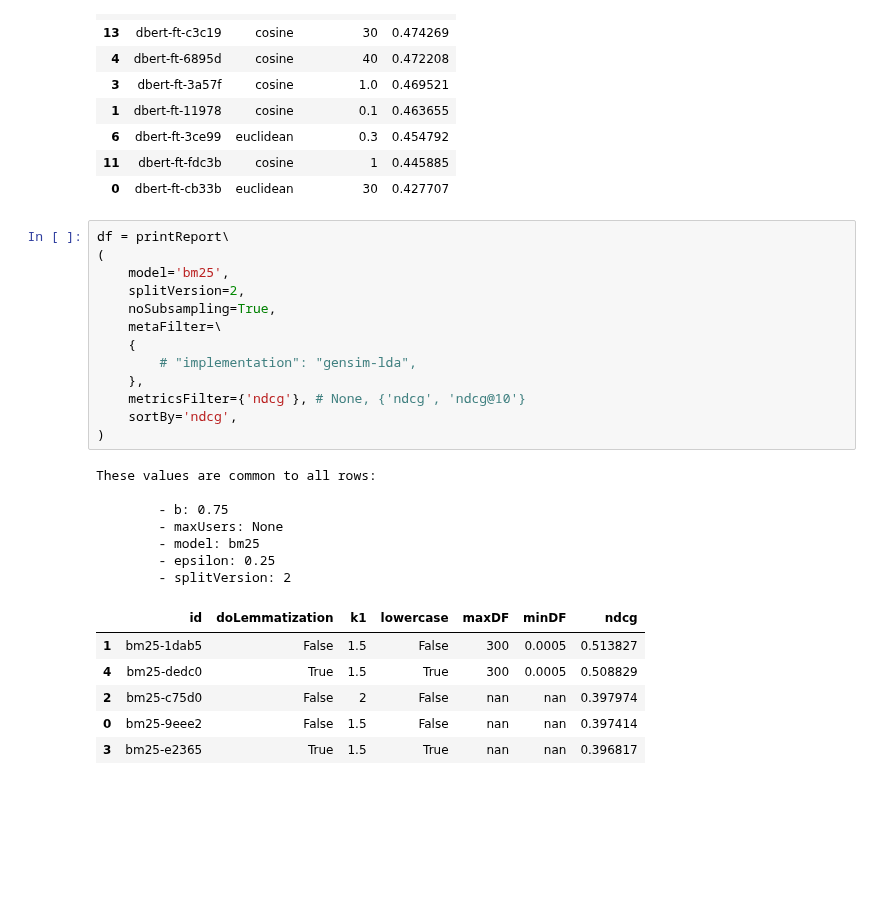
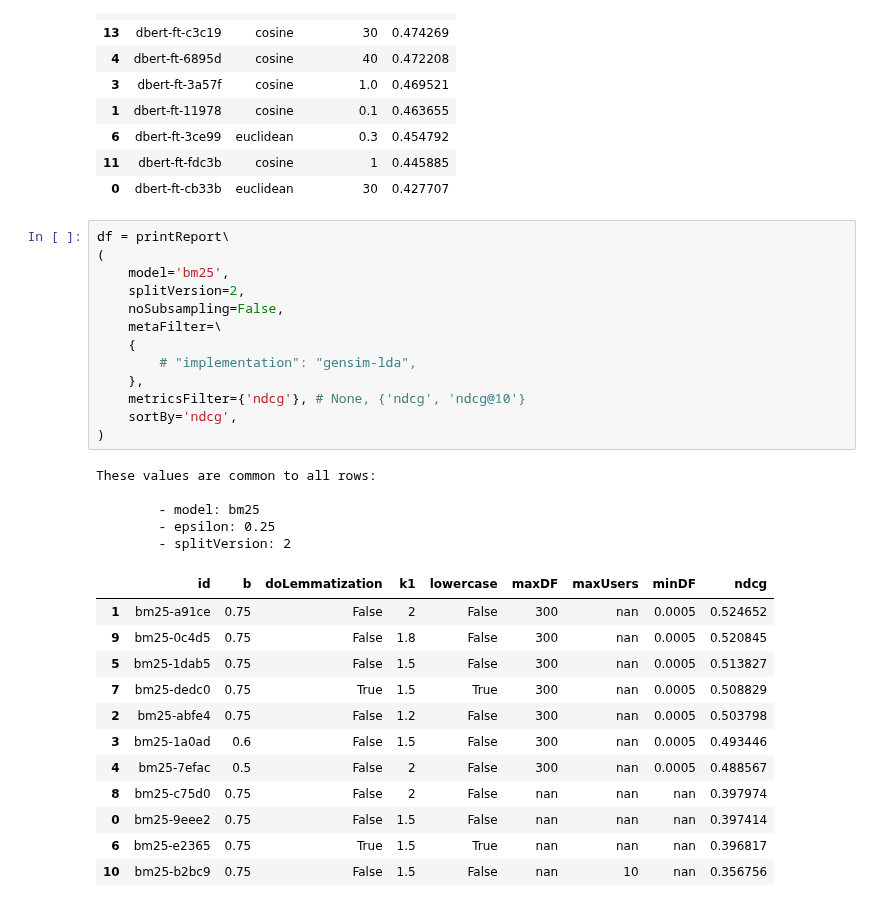
Before and after one commit to arthur-gallois/Twinews-adapted, a Jupyter notebook: twinews/evaluation/hjreport.ipynb, the cells around one changed output. Cells and saved outputs as stored; diff of their text form; blank space fills up the shorter version.

```diff
--- a/twinews/evaluation/hjreport.ipynb
+++ b/twinews/evaluation/hjreport.ipynb
@@ -195,27 +195,31 @@ These values are common to all rows:
 # %%
 df = printReport\
 (
     model='bm25',
     splitVersion=2,
-    noSubsampling=True,
+    noSubsampling=False,
     metaFilter=\
     {
         # "implementation": "gensim-lda",
     },
     metricsFilter={'ndcg'}, # None, {'ndcg', 'ndcg@10'}
     sortBy='ndcg',
 )
 # %% [output]
 These values are common to all rows:
 
-        - b: 0.75
-        - maxUsers: None
         - model: bm25
         - epsilon: 0.25
         - splitVersion: 2
-|  | id | doLemmatization | k1 | lowercase | maxDF | minDF | ndcg |
-| 1 | bm25-1dab5 | False | 1.5 | False | 300 | 0.0005 | 0.513827 |
-| 4 | bm25-dedc0 | True | 1.5 | True | 300 | 0.0005 | 0.508829 |
-| 2 | bm25-c75d0 | False | 2 | False | nan | nan | 0.397974 |
-| 0 | bm25-9eee2 | False | 1.5 | False | nan | nan | 0.397414 |
-| 3 | bm25-e2365 | True | 1.5 | True | nan | nan | 0.396817 |
+|  | id | b | doLemmatization | k1 | lowercase | maxDF | maxUsers | minDF | ndcg |
+| 1 | bm25-a91ce | 0.75 | False | 2 | False | 300 | nan | 0.0005 | 0.524652 |
+| 9 | bm25-0c4d5 | 0.75 | False | 1.8 | False | 300 | nan | 0.0005 | 0.520845 |
+| 5 | bm25-1dab5 | 0.75 | False | 1.5 | False | 300 | nan | 0.0005 | 0.513827 |
+| 7 | bm25-dedc0 | 0.75 | True | 1.5 | True | 300 | nan | 0.0005 | 0.508829 |
+| 2 | bm25-abfe4 | 0.75 | False | 1.2 | False | 300 | nan | 0.0005 | 0.503798 |
+| 3 | bm25-1a0ad | 0.6 | False | 1.5 | False | 300 | nan | 0.0005 | 0.493446 |
+| 4 | bm25-7efac | 0.5 | False | 2 | False | 300 | nan | 0.0005 | 0.488567 |
+| 8 | bm25-c75d0 | 0.75 | False | 2 | False | nan | nan | nan | 0.397974 |
+| 0 | bm25-9eee2 | 0.75 | False | 1.5 | False | nan | nan | nan | 0.397414 |
+| 6 | bm25-e2365 | 0.75 | True | 1.5 | True | nan | nan | nan | 0.396817 |
+| 10 | bm25-b2bc9 | 0.75 | False | 1.5 | False | nan | 10 | nan | 0.356756 |
```
Also changed, not shown: 2 other files.
